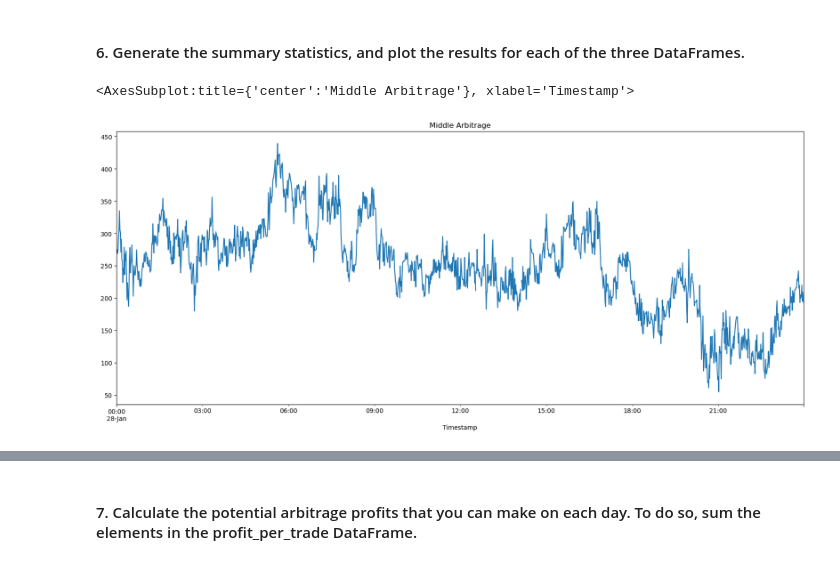
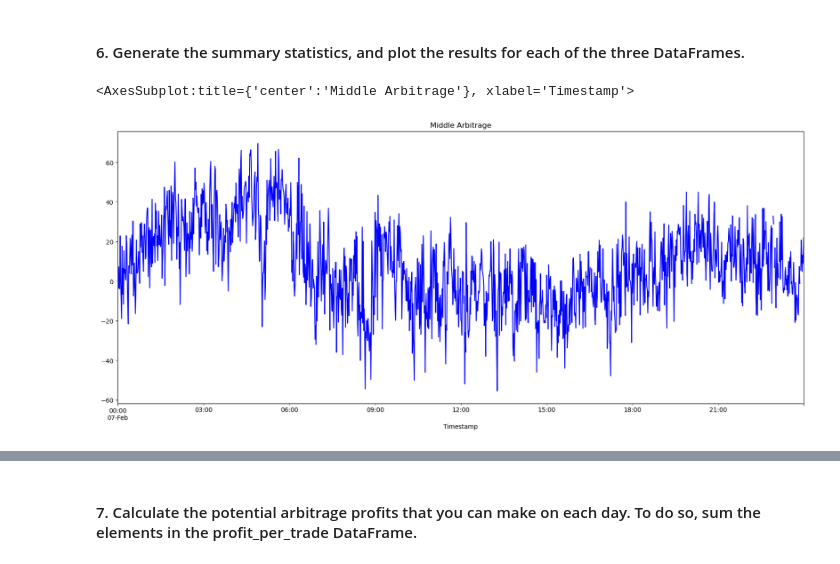
Before and after one commit to markwbeers/BTC_Visual_Arbitrage_Analyzer, a Jupyter notebook: crypto_arbitrage.ipynb, the cells around one changed output, grey strips where cells are left out. Cells and saved outputs as stored; diff of their text form; code cells hidden in the pictures.

```diff
--- a/crypto_arbitrage.ipynb
+++ b/crypto_arbitrage.ipynb
@@ -255,8 +257,10 @@ Select the data you want to analyze. Use `loc` or `iloc` to select the following
 * Close
 # %%
 # Use loc or iloc to select `Timestamp (the index)` and `Close` from bitstamp DataFrame
-bitstamp_sliced = bitstamp.loc[:,['Close']]
+# shortened name of df named in starter code to 'btsp'
+
+btsp = bitstamp_sliced = bitstamp.loc[:,['Close']]
 
 # Review the first five rows of the DataFrame
-bitstamp_sliced.head
+btsp.head()
 # %% [output]
@@ -278,9 +274,11 @@ Timestamp
 # %%
 # Use loc or iloc to select `Timestamp (the index)` and `Close` from coinbase DataFrame
-coinbase_sliced = coinbase.loc[:,['Close']]
+# shortened name of df named in starter code to 'coin'
+
+coin = coinbase_sliced = coinbase.loc[:,['Close']]
 
 # Review the first five rows of the DataFrame
-coinbase_sliced.head()
+coin.head()
 # %% [output]
 |  | Close |
 | Timestamp |  |
@@ -517,7 +535,9 @@ SyntaxError: invalid syntax (1642760951.py, line 9)
 # %%
 # Using the date in the middle that you have selected, calculate the arbitrage spread
 # by subtracting the bitstamp lower closing prices from the coinbase higher closing prices
-arb_sprd_0207 = mid_coin['Close'] - mid_btsp['Close']
+
+# BTSP > COIN
+arb_sprd_0207 = mid_btsp['Close'] - mid_coin['Close']
 
 # Generate summary statistics
 arb_sprd_0207.describe()
@@ -545,5 +564,0 @@ arb_sprd_0207.plot(
-# %%
-arb_sprd_0207 = bitstamp['Close'].loc['2018-01-28'] - coinbase['Close'].loc['2018-01-28']
-
-# Generate summary statistics
-arb_sprd_0207.describe()
@@ -826,8 +848,8 @@ profit_per_trade_0325.head(10)
 # %%
 # profitable_trading_0102 = spread_return_0102[spread_return_0102 > .01]
 # %%
-arb_sprd_0207.plot(figsize=(20,8), title="Middle Arbitrage")
+arb_sprd_0207.plot(figsize=(20,8), title="Middle Arbitrage", color="#0000ff")
 # %% [output]
 <AxesSubplot:title={'center':'Middle Arbitrage'}, xlabel='Timestamp'>
-[figure, old version]
+[figure, new version]
 # %%
```
Also changed, not shown: parts of 31 cells of this notebook.
